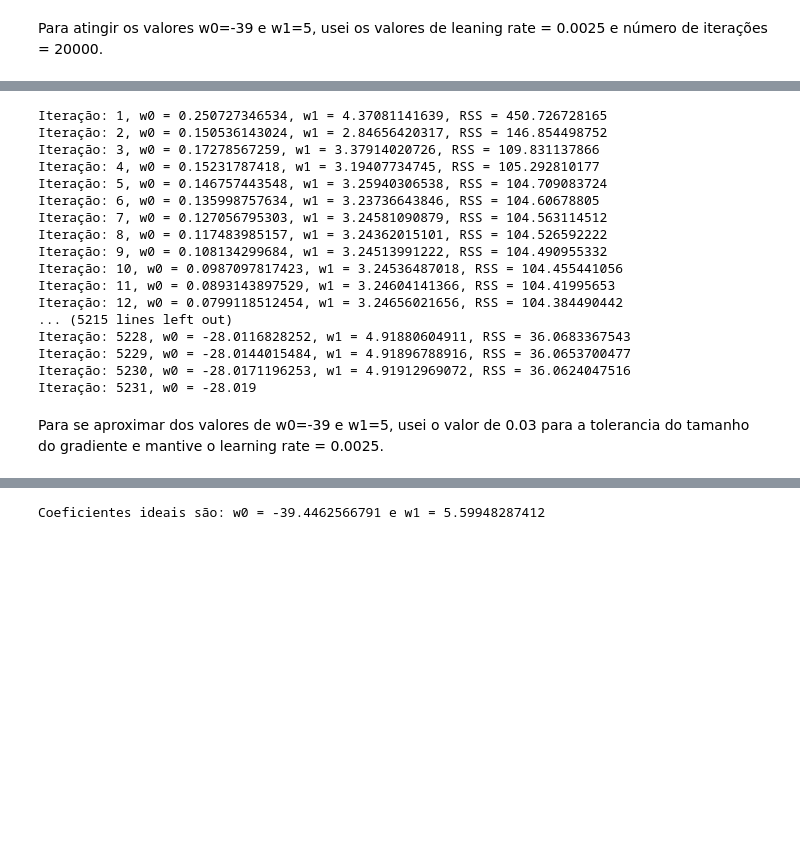
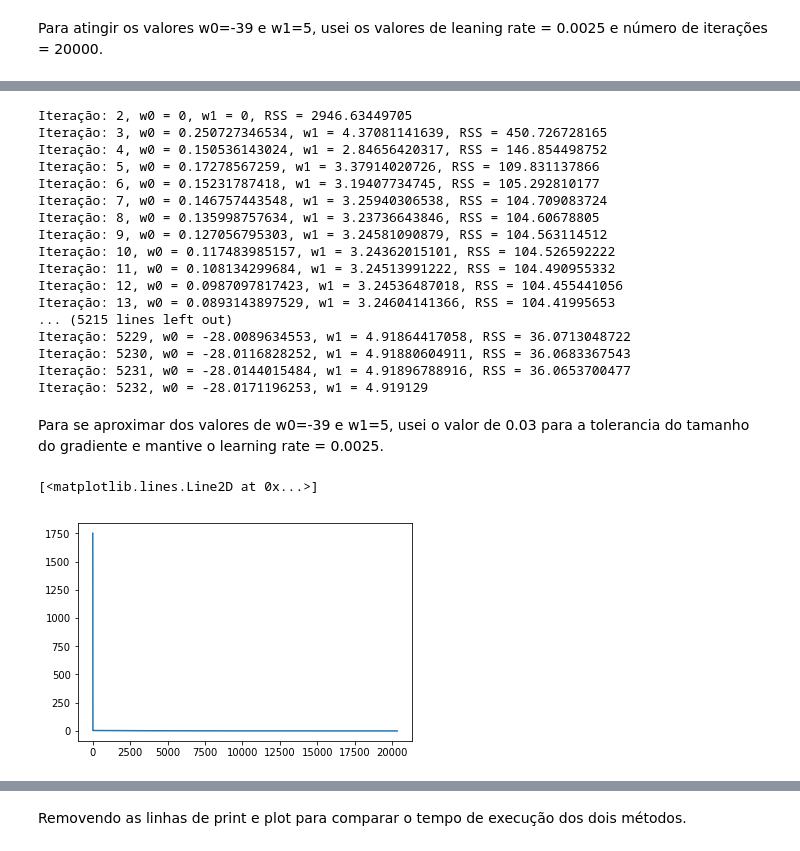
Before and after one commit to RenatoEly/aprendizagemDeMaquina, a Jupyter notebook: Ex1/Ex1_aprendizagem_maquina.ipynb, the cells around one changed output, grey strips where cells are left out. Drawn from its saved outputs; the diff is of its cells as text; code cells hidden in the pictures; blank space fills up the shorter version.

```diff
--- a/Ex1/Ex1_aprendizagem_maquina.ipynb
+++ b/Ex1/Ex1_aprendizagem_maquina.ipynb
@@ -111,6 +141,6 @@ Passo 5 e 6
 Alterando o código para funcionar com o tamanho do gradiente em vez do número de iterações.
 # %%
-def step_gradient(current_b, current_m, points):
+def step_gradient2(current_b, current_m, points):
     b_gradient = 0
     m_gradient = 0
     n = float(len(points))
@@ -121,54 +151,62 @@ def step_gradient(current_b, current_m, points):
         m_gradient += -(2/n) * x*(y - ((current_m * x) + current_b))
     return [b_gradient,m_gradient]
 
-def gradient_descent_runner(points, initial_b, initial_m, learning_rate, gradient_tolerance):
+def gradient_descent_runner3(points, initial_b, initial_m, learning_rate, gradient_tolerance):
     current_b = initial_b
     current_m = initial_m
-    b_gradient = 0
-    m_gradient = 0
+    xPlot = []
+    yPlot = []
     i=0
 
     while True:
         i+=1
 
-        b_gradient, m_gradient = step_gradient(current_b, current_m, array(points))
+        b_gradient, m_gradient = step_gradient2(current_b, current_m, array(points))
+        print "Iteração: {0}, w0 = {1}, w1 = {2}, RSS = {3}".format((i + 1), current_b, current_m, compute_RSS(current_b, current_m, points))
         current_b -= learning_rate * b_gradient
         current_m -= learning_rate * m_gradient
 
-        print "Iteração: {0}, w0 = {1}, w1 = {2}, RSS = {3}".format(i, current_b, current_m, compute_RSS(current_b, current_m, points))
+        gradientSize = math.sqrt(b_gradient**2 + m_gradient**2)
+        yPlot.append(gradientSize)
+        xPlot.append(i)
 
-        if abs(b_gradient) <= gradient_tolerance and abs(m_gradient) <= gradient_tolerance:
+        if gradientSize <= gradient_tolerance:
             break
 
-    return [current_b,current_m]
+    return [[current_b,current_m],[xPlot,yPlot]]
 # %%
-def run3():
+def run4():
     learning_rate = 0.0025
     initial_b = 0
     initial_m = 0
     gradient_tolerance = 0.03
-    gradient_descent_runner(points,initial_b,initial_m,learning_rate, gradient_tolerance)
+    return gradient_descent_runner3(points,initial_b,initial_m,learning_rate, gradient_tolerance)[1]
 
-run3()
+PlotData = run4()
 # %% [output]
-Iteração: 1, w0 = 0.250727346534, w1 = 4.37081141639, RSS = 450.726728165
-Iteração: 2, w0 = 0.150536143024, w1 = 2.84656420317, RSS = 146.854498752
-Iteração: 3, w0 = 0.17278567259, w1 = 3.37914020726, RSS = 109.831137866
-Iteração: 4, w0 = 0.15231787418, w1 = 3.19407734745, RSS = 105.292810177
-Iteração: 5, w0 = 0.146757443548, w1 = 3.25940306538, RSS = 104.709083724
-Iteração: 6, w0 = 0.135998757634, w1 = 3.23736643846, RSS = 104.60678805
-Iteração: 7, w0 = 0.127056795303, w1 = 3.24581090879, RSS = 104.563114512
-Iteração: 8, w0 = 0.117483985157, w1 = 3.24362015101, RSS = 104.526592222
-Iteração: 9, w0 = 0.108134299684, w1 = 3.24513991222, RSS = 104.490955332
-Iteração: 10, w0 = 0.0987097817423, w1 = 3.24536487018, RSS = 104.455441056
-Iteração: 11, w0 = 0.0893143897529, w1 = 3.24604141366, RSS = 104.41995653
-Iteração: 12, w0 = 0.0799118512454, w1 = 3.24656021656, RSS = 104.384490442
+Iteração: 2, w0 = 0, w1 = 0, RSS = 2946.63449705
+Iteração: 3, w0 = 0.250727346534, w1 = 4.37081141639, RSS = 450.726728165
+Iteração: 4, w0 = 0.150536143024, w1 = 2.84656420317, RSS = 146.854498752
+Iteração: 5, w0 = 0.17278567259, w1 = 3.37914020726, RSS = 109.831137866
+Iteração: 6, w0 = 0.15231787418, w1 = 3.19407734745, RSS = 105.292810177
+Iteração: 7, w0 = 0.146757443548, w1 = 3.25940306538, RSS = 104.709083724
+Iteração: 8, w0 = 0.135998757634, w1 = 3.23736643846, RSS = 104.60678805
+Iteração: 9, w0 = 0.127056795303, w1 = 3.24581090879, RSS = 104.563114512
+Iteração: 10, w0 = 0.117483985157, w1 = 3.24362015101, RSS = 104.526592222
+Iteração: 11, w0 = 0.108134299684, w1 = 3.24513991222, RSS = 104.490955332
+Iteração: 12, w0 = 0.0987097817423, w1 = 3.24536487018, RSS = 104.455441056
+Iteração: 13, w0 = 0.0893143897529, w1 = 3.24604141366, RSS = 104.41995653
 ... (5215 lines left out)
-Iteração: 5228, w0 = -28.0116828252, w1 = 4.91880604911, RSS = 36.0683367543
-Iteração: 5229, w0 = -28.0144015484, w1 = 4.91896788916, RSS = 36.0653700477
-Iteração: 5230, w0 = -28.0171196253, w1 = 4.91912969072, RSS = 36.0624047516
-Iteração: 5231, w0 = -28.019
+Iteração: 5229, w0 = -28.0089634553, w1 = 4.91864417058, RSS = 36.0713048722
+Iteração: 5230, w0 = -28.0116828252, w1 = 4.91880604911, RSS = 36.0683367543
+Iteração: 5231, w0 = -28.0144015484, w1 = 4.91896788916, RSS = 36.0653700477
+Iteração: 5232, w0 = -28.0171196253, w1 = 4.919129
 # %% [markdown]
 Para se aproximar dos valores de w0=-39 e w1=5, usei o valor de 0.03 para a tolerancia do tamanho do gradiente e mantive o learning rate = 0.0025.
+# %%
+pyplot.plot(PlotData[0],PlotData[1])
+# %% [output]
+[<matplotlib.lines.Line2D at 0x...>]
+[figure, added]
 # %% [markdown]
 Passo 7
@@ -193,8 +232,5 @@ def estimativa_coeficientes(points):
     w1 = a/b
     w0 = mediaY - w1*mediaX
     return [w0,w1]
-# %%
-w0,w1 = estimativa_coeficientes(points)
-print "Coeficientes ideais são: w0 = {0} e w1 = {1}".format(w0,w1)
-# %% [output]
-Coeficientes ideais são: w0 = -39.4462566791 e w1 = 5.59948287412
+# %% [markdown]
+Removendo as linhas de print e plot para comparar o tempo de execução dos dois métodos.
```
Also changed, not shown: parts of 16 cells of this notebook, 1 other file.
